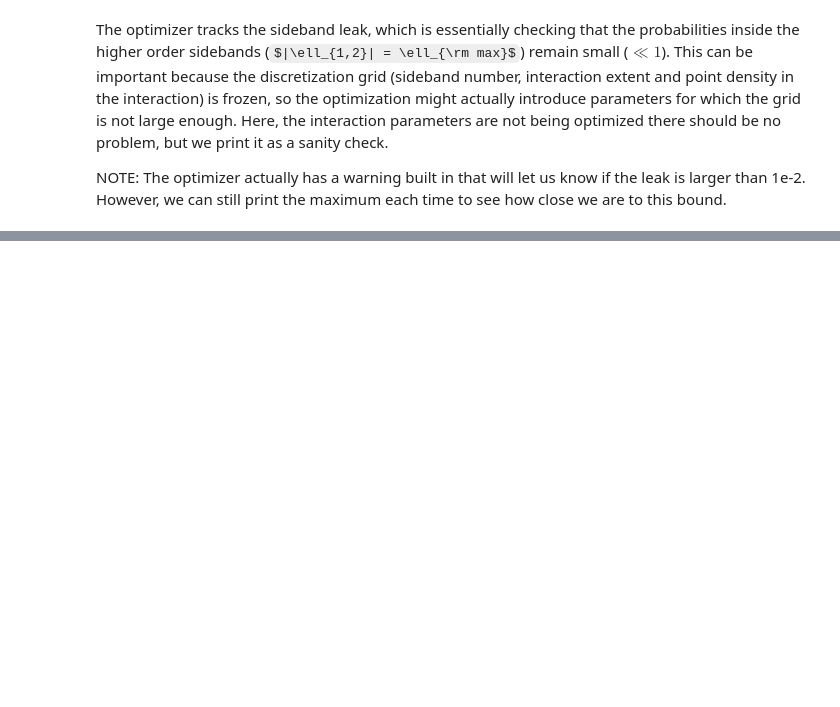
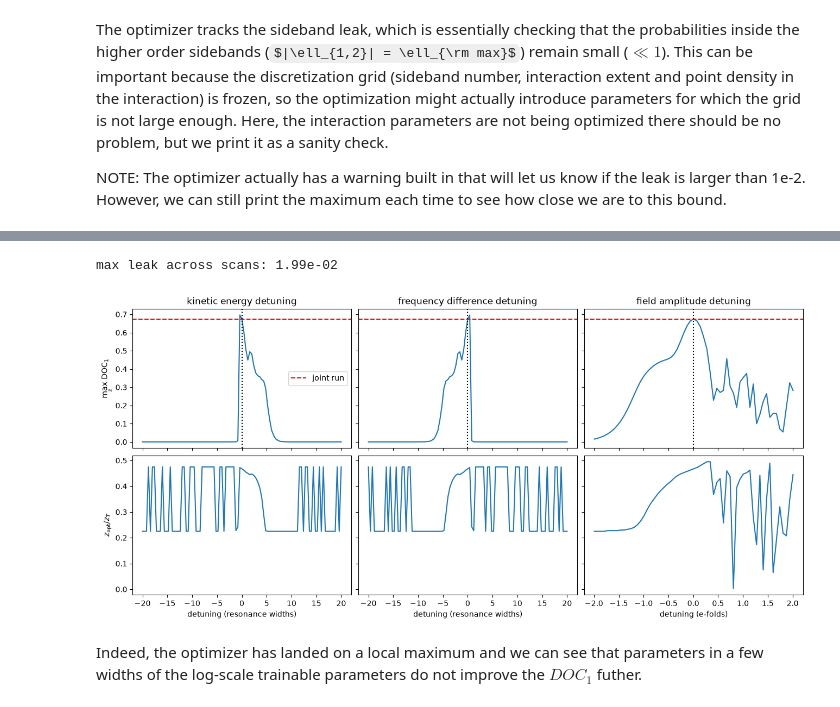
Before and after one commit to civelasco/diff-iels, a Jupyter notebook: example.ipynb, the cells around one changed output, grey strips where cells are left out. Saved outputs shown, nothing was run; the diff lists cells and outputs as text; code cells hidden in the pictures; some formulas as TeX source; blank space fills up the shorter version.

```diff
--- a/example.ipynb
+++ b/example.ipynb
@@ -279,0 +346,46 @@ fig.colorbar(im, ax=axes, label=r'$|\psi|^2$')
+# %%
+cache = Path('data/scans.npz')
+c_K  = m_full.log_kinetic.item()
+c_dw = m_full.log_fr_diff.item()
+c_E  = m_full.log_electric.item()
+if cache.exists():
+    d = np.load(cache); scan_K, scan_dw, scan_E = d['K'], d['dw'], d['E']
+else:
+    scan_K  = np.array(scan_latent(m_full, alpha0, 'log_kinetic',
+                                   c_K  + np.linspace(-20,20,101),
+                                   ref_freq=freq_diff, n_z=200))
+    scan_dw = np.array(scan_latent(m_full, alpha0, 'log_fr_diff',
+                                   c_dw + np.linspace(-20,20,101),
+                                   ref_freq=freq_diff, n_z=200))
+    scan_E  = np.array(scan_latent(m_full, alpha0, 'log_electric',
+                                   c_E  + np.linspace(-2,2,61),
+                                   ref_freq=freq_diff, n_z=200))
+    cache.parent.mkdir(exist_ok=True)
+    np.savez(cache, K=scan_K, dw=scan_dw, E=scan_E)
+print(f'max leak across scans: '
+      f'{max(s[:,5].max() for s in (scan_K,scan_dw,scan_E)):.2e}')
+# %% [output]
+max leak across scans: 1.99e-02
+# %%
+fig, axes = plt.subplots(2,3,figsize=(13,6),sharex='col',sharey='row',
+                         layout='constrained')
+panels = [(scan_K,  c_K,  'kinetic energy',       'resonance widths'),
+          (scan_dw, c_dw, 'frequency difference', 'resonance widths'),
+          (scan_E,  c_E,  'field amplitude',      'e-folds')]
+for j,(sc,ctr,lab,unit) in enumerate(panels):
+    u, doc, zfrac = sc[:,0]-ctr, sc[:,2], sc[:,4]
+    axes[0,j].plot(u,doc)
+    axes[0,j].axvline(0,color='k',ls=':')
+    axes[0,j].axhline(hist_tot[-1][1],color='r',ls='--',
+                      label='joint run' if j==0 else None)
+    axes[0,j].set_title(f'{lab} detuning')
+    axes[1,j].plot(u,zfrac)
+    axes[1,j].set_xlabel(f'detuning ({unit})')
+axes[0,0].set_ylabel(r'$\max_z\,{\rm DOC}_1$')
+axes[1,0].set_ylabel(r'$z_{\rm opt}/z_T$')
+axes[0,0].legend()
+plt.show()
+# %% [output]
+[figure, added]
+# %% [markdown]
+Indeed, the optimizer has landed on a local maximum and we can see that parameters in a few widths of the log-scale trainable parameters do not improve the ${DOC}_1$ futher.
```
Also changed, not shown: parts of 18 cells of this notebook, 4 other files.
